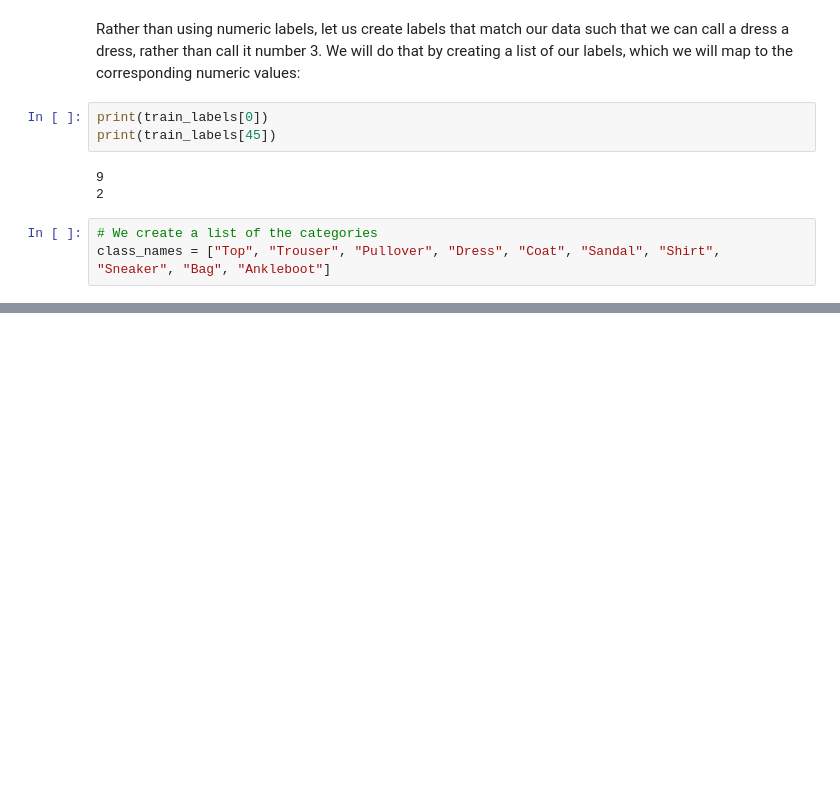
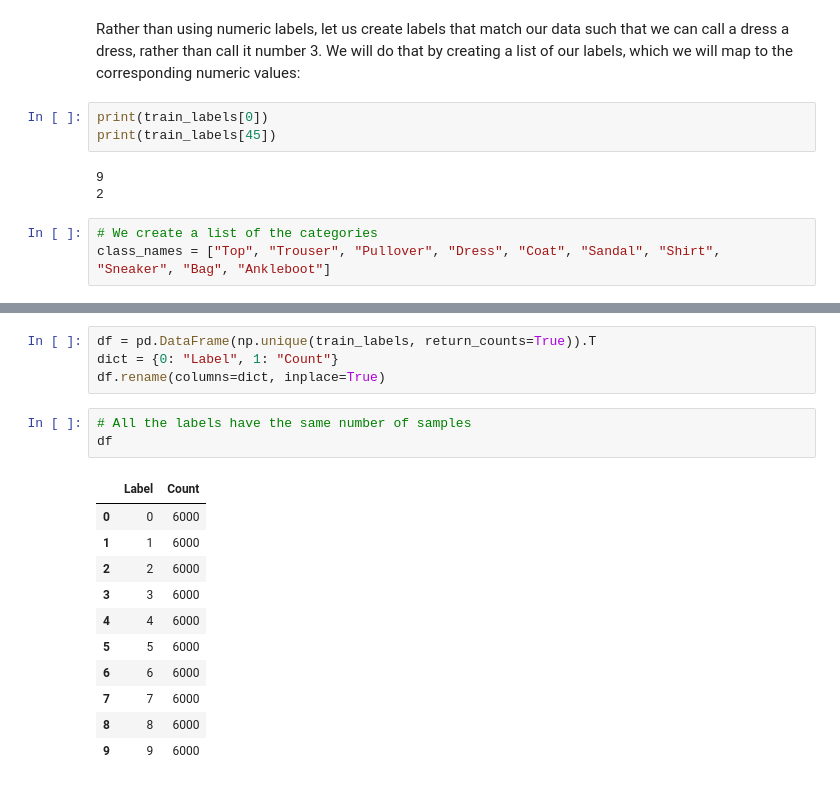
Before and after one commit to saulyaguana/Fashion-MNIST, a Jupyter notebook: 01-image-classifier.ipynb, the cells around one changed output, grey strips where cells are left out. Drawn from its saved outputs; the diff is of its cells as text; blank space fills up the shorter version.

```diff
--- a/01-image-classifier.ipynb
+++ b/01-image-classifier.ipynb
@@ -53,0 +88,19 @@ Now we have the data, let us explore the data and see what we can find. Let's ex
+# %%
+df = pd.DataFrame(np.unique(train_labels, return_counts=True)).T
+dict = {0: "Label", 1: "Count"}
+df.rename(columns=dict, inplace=True)
+# %%
+# All the labels have the same number of samples
+df
+# %% [output]
+|  | Label | Count |
+| 0 | 0 | 6000 |
+| 1 | 1 | 6000 |
+| 2 | 2 | 6000 |
+| 3 | 3 | 6000 |
+| 4 | 4 | 6000 |
+| 5 | 5 | 6000 |
+| 6 | 6 | 6000 |
+| 7 | 7 | 6000 |
+| 8 | 8 | 6000 |
+| 9 | 9 | 6000 |
```
Also changed, not shown: parts of 6 cells of this notebook.
